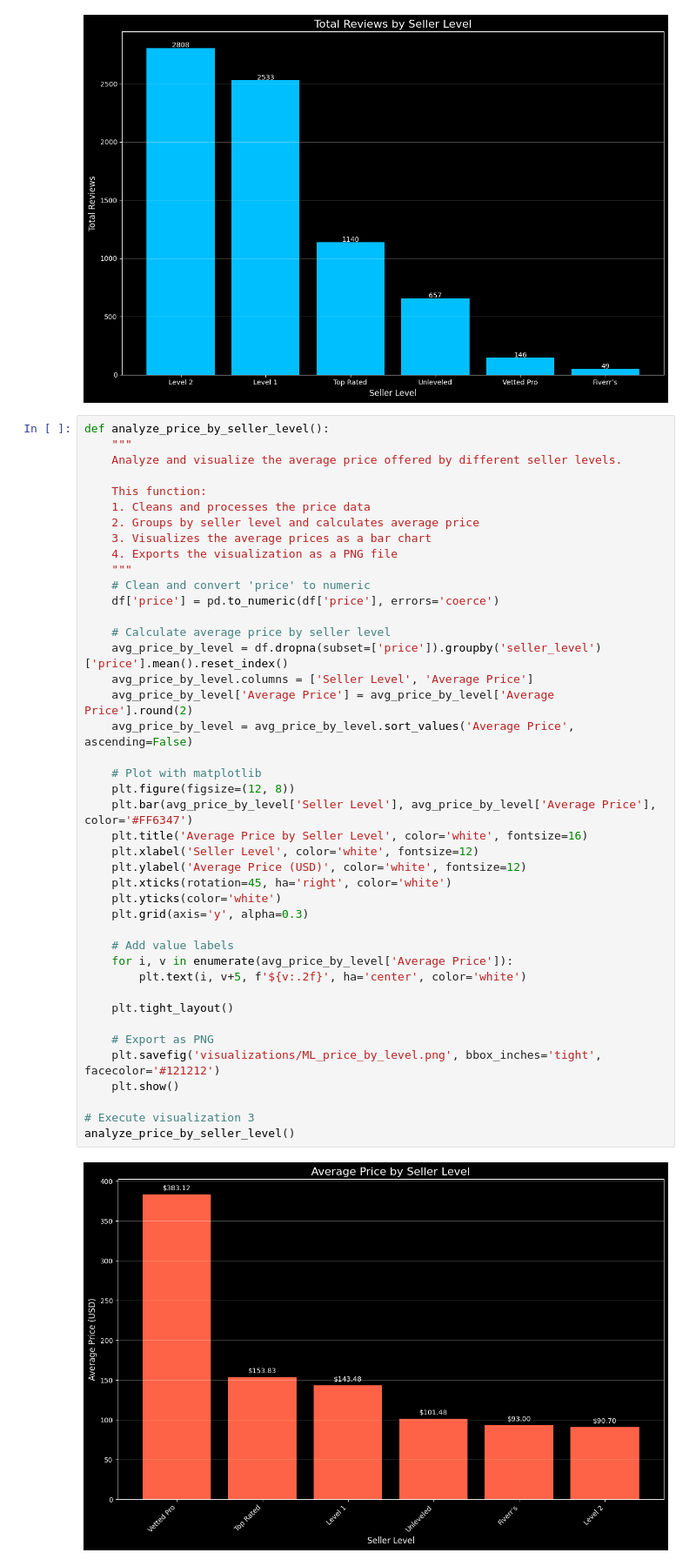
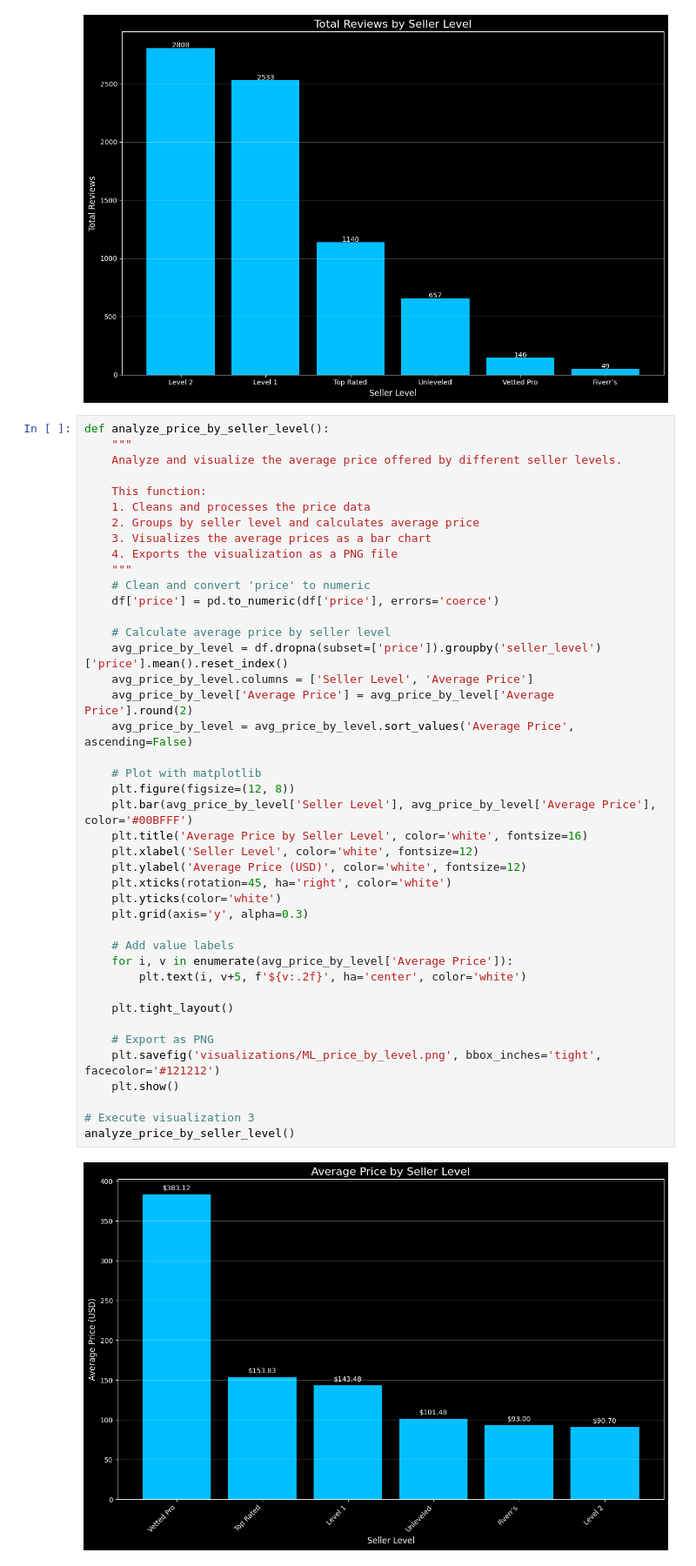
Before and after one commit to anverpy/scraping-and-data-analysis, a Jupyter notebook: machine-learning/ML.ipynb, the cells around one changed output. Shown: that part at 87% size. Cells and saved outputs as stored; diff of their text form.

```diff
--- a/machine-learning/ML.ipynb
+++ b/machine-learning/ML.ipynb
@@ -128,35 +128,35 @@ def analyze_price_by_seller_level():
     df['price'] = pd.to_numeric(df['price'], errors='coerce')
 
     # Calculate average price by seller level
     avg_price_by_level = df.dropna(subset=['price']).groupby('seller_level')['price'].mean().reset_index()
     avg_price_by_level.columns = ['Seller Level', 'Average Price']
     avg_price_by_level['Average Price'] = avg_price_by_level['Average Price'].round(2)
     avg_price_by_level = avg_price_by_level.sort_values('Average Price', ascending=False)
 
     # Plot with matplotlib
     plt.figure(figsize=(12, 8))
-    plt.bar(avg_price_by_level['Seller Level'], avg_price_by_level['Average Price'], color='#FF6347')
+    plt.bar(avg_price_by_level['Seller Level'], avg_price_by_level['Average Price'], color='#00BFFF')
     plt.title('Average Price by Seller Level', color='white', fontsize=16)
     plt.xlabel('Seller Level', color='white', fontsize=12)
     plt.ylabel('Average Price (USD)', color='white', fontsize=12)
     plt.xticks(rotation=45, ha='right', color='white')
     plt.yticks(color='white')
     plt.grid(axis='y', alpha=0.3)
 
     # Add value labels
     for i, v in enumerate(avg_price_by_level['Average Price']):
         plt.text(i, v+5, f'${v:.2f}', ha='center', color='white')
 
     plt.tight_layout()
 
     # Export as PNG
     plt.savefig('visualizations/ML_price_by_level.png', bbox_inches='tight', facecolor='#121212')
     plt.show()
 
 # Execute visualization 3
 analyze_price_by_seller_level()
 # %% [output]
-[figure, old version]
+[figure, new version]
 # %%
 def analyze_common_title_words():
     """
```
Also changed, not shown: 3 other files.
